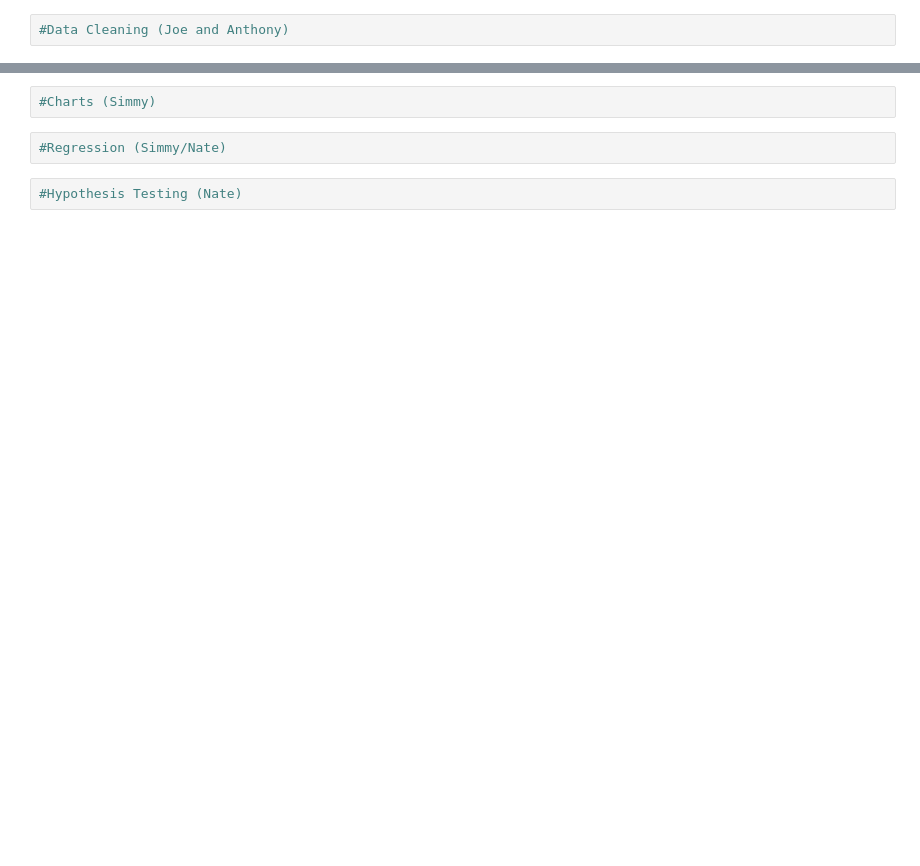
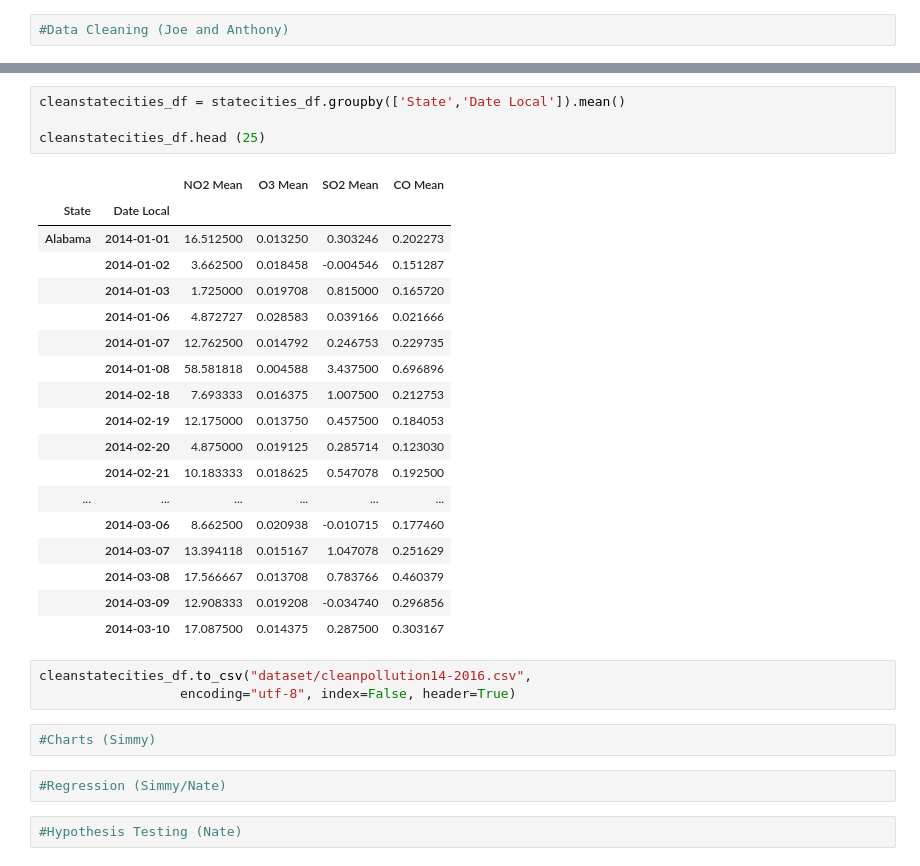
Before and after one commit to jpraasch/GroupProject1, a Jupyter notebook: Data_Analysis.ipynb, the cells around one changed output, grey strips where cells are left out. Cells and saved outputs as stored; diff of their text form; blank space fills up the shorter version.

```diff
--- a/Data_Analysis.ipynb
+++ b/Data_Analysis.ipynb
@@ -7,3 +79,29 @@
+# %%
+cleanstatecities_df = statecities_df.groupby(['State','Date Local']).mean()
+
+cleanstatecities_df.head (25)
+# %% [output]
+|  |  | NO2 Mean | O3 Mean | SO2 Mean | CO Mean |
+| State | Date Local |  |  |  |  |
+| Alabama | 2014-01-01 | 16.512500 | 0.013250 | 0.303246 | 0.202273 |
+|  | 2014-01-02 | 3.662500 | 0.018458 | -0.004546 | 0.151287 |
+|  | 2014-01-03 | 1.725000 | 0.019708 | 0.815000 | 0.165720 |
+|  | 2014-01-06 | 4.872727 | 0.028583 | 0.039166 | 0.021666 |
+|  | 2014-01-07 | 12.762500 | 0.014792 | 0.246753 | 0.229735 |
+|  | 2014-01-08 | 58.581818 | 0.004588 | 3.437500 | 0.696896 |
+|  | 2014-02-18 | 7.693333 | 0.016375 | 1.007500 | 0.212753 |
+|  | 2014-02-19 | 12.175000 | 0.013750 | 0.457500 | 0.184053 |
+|  | 2014-02-20 | 4.875000 | 0.019125 | 0.285714 | 0.123030 |
+|  | 2014-02-21 | 10.183333 | 0.018625 | 0.547078 | 0.192500 |
+| ... | ... | ... | ... | ... | ... |
+|  | 2014-03-06 | 8.662500 | 0.020938 | -0.010715 | 0.177460 |
+|  | 2014-03-07 | 13.394118 | 0.015167 | 1.047078 | 0.251629 |
+|  | 2014-03-08 | 17.566667 | 0.013708 | 0.783766 | 0.460379 |
+|  | 2014-03-09 | 12.908333 | 0.019208 | -0.034740 | 0.296856 |
+|  | 2014-03-10 | 17.087500 | 0.014375 | 0.287500 | 0.303167 |
+# %%
+cleanstatecities_df.to_csv("dataset/cleanpollution14-2016.csv",
+                  encoding="utf-8", index=False, header=True)
 # %%
 #Charts (Simmy)
 # %%
```
Also changed, not shown: parts of 11 cells of this notebook, 3 other files.
